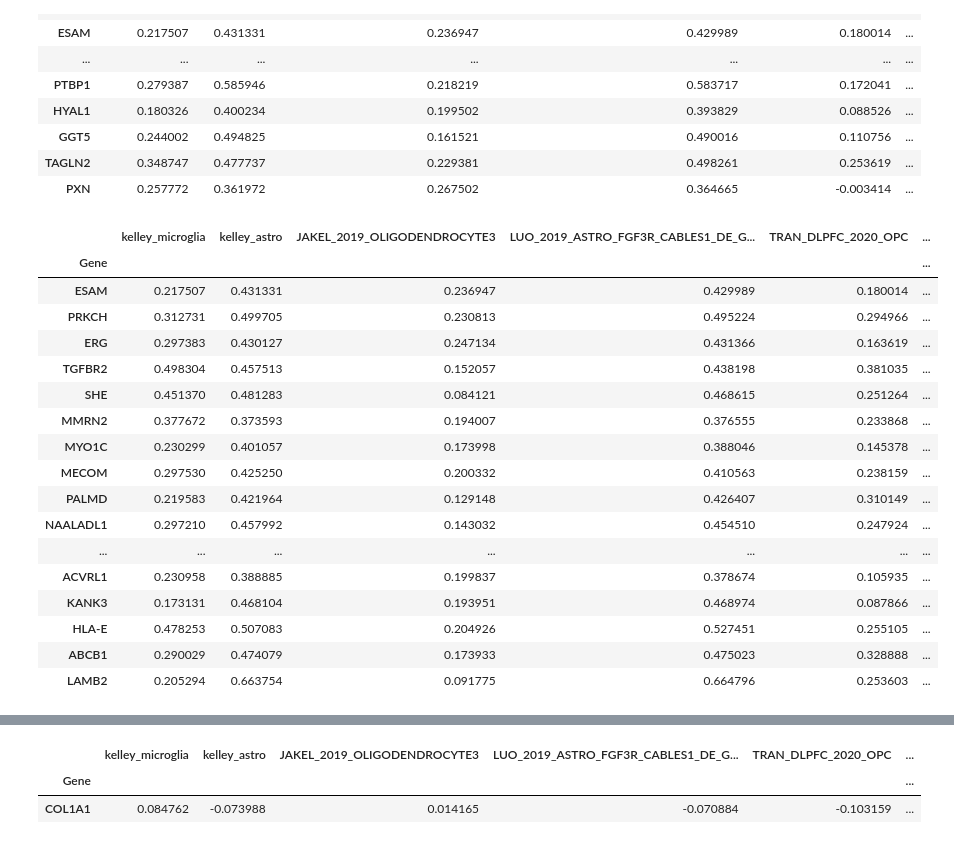
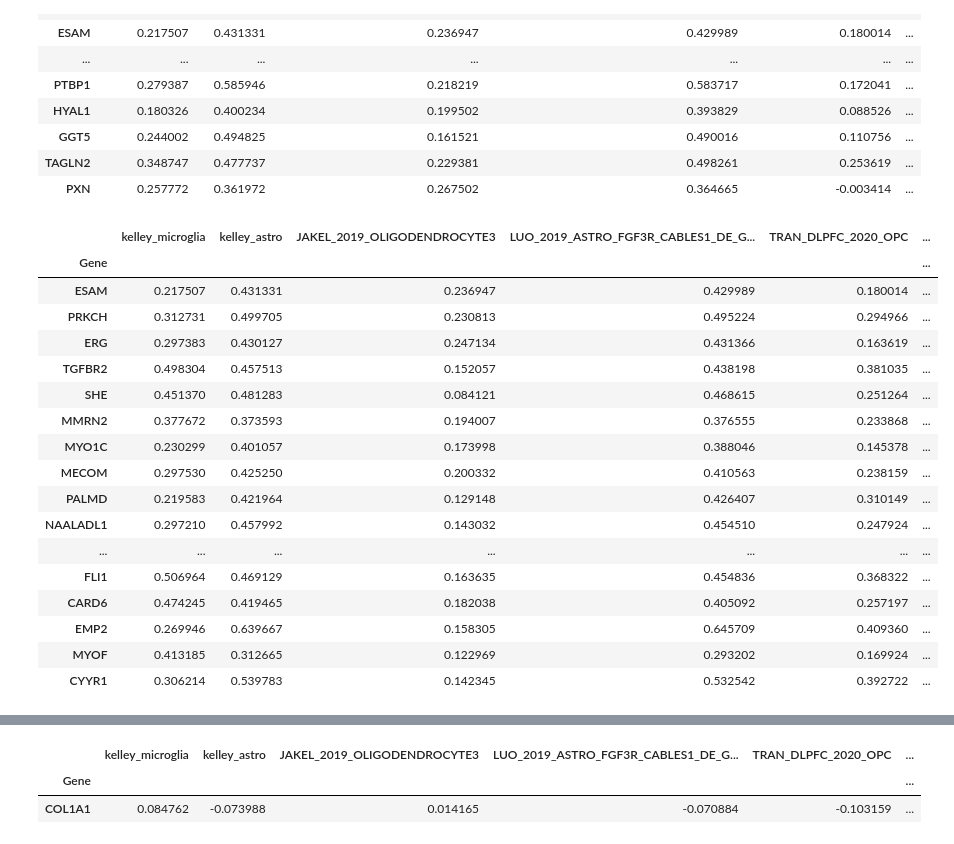
Before and after one commit to reliscu/bulk_splicing_GTEx_cortex, a Jupyter notebook: 17_cluster_MEs_by_corr.ipynb, the cells around one changed output, grey strips where cells are left out. Drawn from its saved outputs; the diff is of its cells as text; code cells hidden in the pictures.

```diff
--- a/17_cluster_MEs_by_corr.ipynb
+++ b/17_cluster_MEs_by_corr.ipynb
@@ -338,23 +358,23 @@ expr_corr_df.sort_values("Endo", ascending=False).head(20)
 | TAGLN2 | 0.348747 | 0.477737 | 0.229381 | 0.498261 | 0.253619 | ... |
 | PXN | 0.257772 | 0.361972 | 0.267502 | 0.364665 | -0.003414 | ... |
 # %%
-expr_corr_df.sort_values("kelley_Endothelial", ascending=False).head(20)
+expr_corr_df.sort_values("kelley_Endothelial", ascending=False).head(30)
 # %% [output]
 |  | kelley_microglia | kelley_astro | JAKEL_2019_OLIGODENDROCYTE3 | LUO_2019_ASTRO_FGF3R_CABLES1_DE_G... | TRAN_DLPFC_2020_OPC | ... |
 | Gene |  |  |  |  |  | ... |
 | ESAM | 0.217507 | 0.431331 | 0.236947 | 0.429989 | 0.180014 | ... |
 | PRKCH | 0.312731 | 0.499705 | 0.230813 | 0.495224 | 0.294966 | ... |
 | ERG | 0.297383 | 0.430127 | 0.247134 | 0.431366 | 0.163619 | ... |
 | TGFBR2 | 0.498304 | 0.457513 | 0.152057 | 0.438198 | 0.381035 | ... |
 | SHE | 0.451370 | 0.481283 | 0.084121 | 0.468615 | 0.251264 | ... |
 | MMRN2 | 0.377672 | 0.373593 | 0.194007 | 0.376555 | 0.233868 | ... |
 | MYO1C | 0.230299 | 0.401057 | 0.173998 | 0.388046 | 0.145378 | ... |
 | MECOM | 0.297530 | 0.425250 | 0.200332 | 0.410563 | 0.238159 | ... |
 | PALMD | 0.219583 | 0.421964 | 0.129148 | 0.426407 | 0.310149 | ... |
 | NAALADL1 | 0.297210 | 0.457992 | 0.143032 | 0.454510 | 0.247924 | ... |
 | ... | ... | ... | ... | ... | ... | ... |
-| ACVRL1 | 0.230958 | 0.388885 | 0.199837 | 0.378674 | 0.105935 | ... |
-| KANK3 | 0.173131 | 0.468104 | 0.193951 | 0.468974 | 0.087866 | ... |
-| HLA-E | 0.478253 | 0.507083 | 0.204926 | 0.527451 | 0.255105 | ... |
-| ABCB1 | 0.290029 | 0.474079 | 0.173933 | 0.475023 | 0.328888 | ... |
-| LAMB2 | 0.205294 | 0.663754 | 0.091775 | 0.664796 | 0.253603 | ... |
+| FLI1 | 0.506964 | 0.469129 | 0.163635 | 0.454836 | 0.368322 | ... |
+| CARD6 | 0.474245 | 0.419465 | 0.182038 | 0.405092 | 0.257197 | ... |
+| EMP2 | 0.269946 | 0.639667 | 0.158305 | 0.645709 | 0.409360 | ... |
+| MYOF | 0.413185 | 0.312665 | 0.122969 | 0.293202 | 0.169924 | ... |
+| CYYR1 | 0.306214 | 0.539783 | 0.142345 | 0.532542 | 0.392722 | ... |
```
Also changed, not shown: parts of 5 cells of this notebook, 6 other files.
